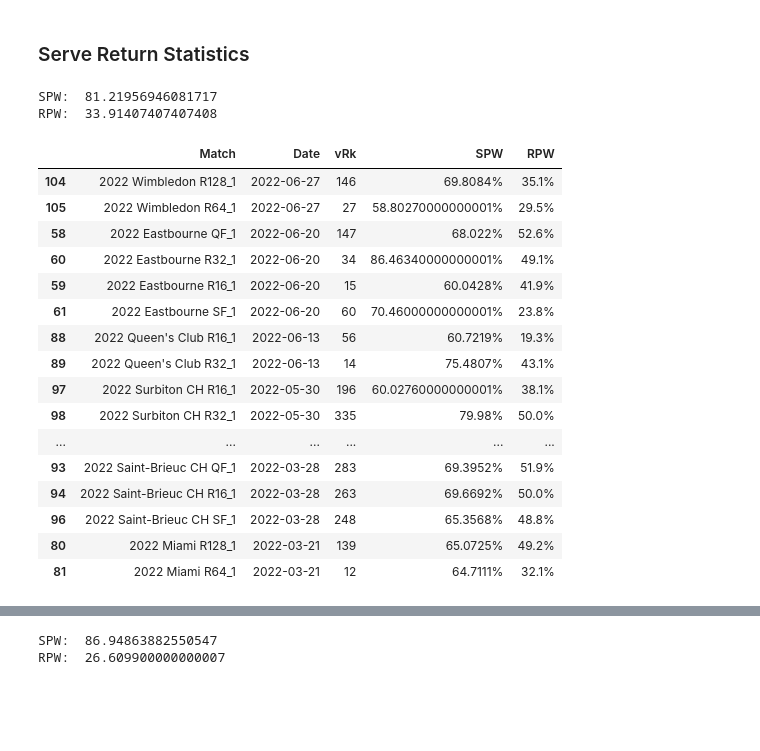
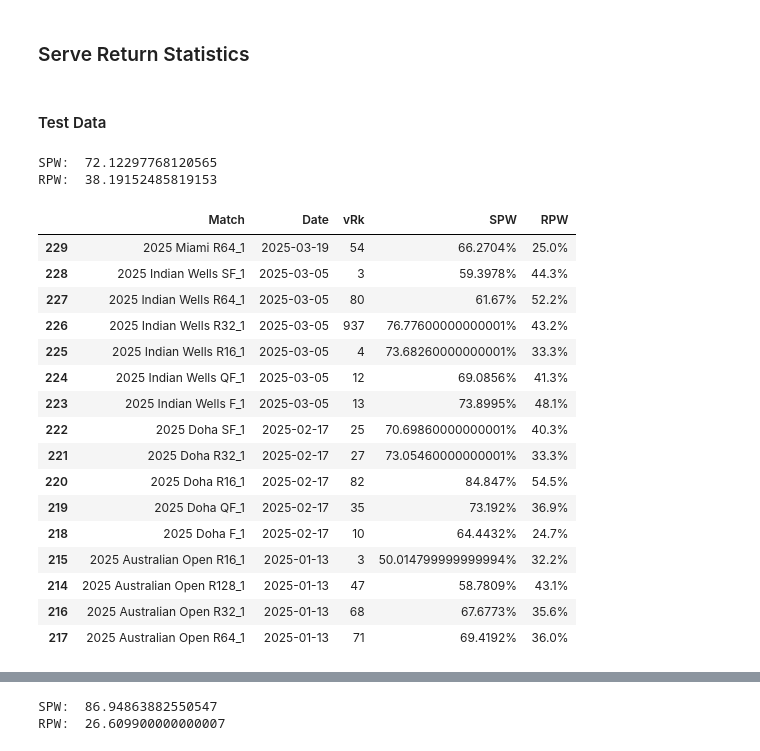
Before and after one commit to ge-a/tennis_model, a Jupyter notebook: experiments.ipynb, the cells around one changed output, grey strips where cells are left out. Cells and saved outputs as stored; diff of their text form; code cells hidden in the pictures; blank space fills up the shorter version.

```diff
--- a/experiments.ipynb
+++ b/experiments.ipynb
@@ -362,6 +362,23 @@ class PlayerDataScraper():
         surface_df = surface_df.dropna()
         surface_df = surface_df.replace(["", " ", None], np.nan)
         return surface_df
+
+    def get_elo_data(self):
+        elo_url = "https://tennisabstract.com/reports/atp_elo_ratings.html"
+        y_elo_url = "https://tennisabstract.com/reports/atp_season_yelo_ratings.html"
+        elo_rows, elo_headers = self.get_url_tables(elo_url)
+        elo_cols = [f"{col}_{i}" if elo_headers.count(col) > 1 else col for i, col in enumerate(elo_headers)]
+        elo_df = pd.DataFrame(elo_rows, columns=elo_cols)
+        elo_df = elo_df.dropna()
+        elo_df = elo_df.replace(["", " ", None], np.nan)
+        y_elo_rows, y_elo_headers = self.get_url_tables(y_elo_url)
+        y_elo_cols = [f"{col}_{i}" if y_elo_headers.count(col) > 1 else col for i, col in enumerate(y_elo_headers)]
+        y_elo_df = pd.DataFrame(y_elo_rows, columns=y_elo_cols)
+        y_elo_df = y_elo_df.dropna()
+        y_elo_df = y_elo_df.replace(["", " ", None], np.nan)
+        elo_df['Player'] = elo_df['Player'].str.replace('\xa0', ' ', regex=False)
+        y_elo_df['Player'] = y_elo_df['Player'].str.replace('\xa0', ' ', regex=False)
+        return elo_df, y_elo_df
 
     def get_table_df(self, table_name: table_options):
         ### Gonna need to edit this so that it gets basic return stats from the recent matches table
@@ -771,8 +790,20 @@ class PlayerServeReturnStats():
         self.recent_results = player_scraper.get_recent_results()
         self.all_results = player_scraper.get_all_results()
         self.num_weeks = num_weeks
-        self.surface_data = player_scraper.get_surface_speed()
+        self.surface_data = player_scraper.get_surface_speed() # This can be pulled from a higher level function
+        self.elo_data, self.y_elo_data = player_scraper.get_elo_data() # This can be pulled from a higher level function
         self.current_tournament = current_tournament
+
+    def get_adjusted_elo(self):
+        combined_elo = pd.merge(
+            self.elo_data[['Elo Rank', 'Player', 'Elo', 'Log diff']],
+            self.y_elo_data[['Rank', 'Player', 'yElo']],
+            on='Player',
+            how='left')
+        combined_elo['Average Elo'] = combined_elo.apply(
+            lambda row: (float(row['Elo']) + float(row['yElo'])) / 2 if pd.notnull(row['yElo']) else row['Elo'],
+            axis=1)
+        return combined_elo
 
     def gather_last_x_weeks(self, num_weeks=-1):
         abbreviated_data = self.recent_results[["Match", "Date", "vRk", "SPW", "RPW"]]
@@ -806,6 +837,7 @@ class PlayerServeReturnStats():
                 surface_speed = surface_speed.iloc[0]
             else:
                 print("No Surface Speed Found for: ", tournament_name)
+                surface_speed = 1 # TODO: get an average surface speed based on surface type
 
             spw_num = float(row["SPW"][:-1])
             rpw_num = float(row["RPW"][:-1])
@@ -817,7 +849,7 @@ class PlayerServeReturnStats():
             abbreviated_data.at[index, "RPW"] = rpw
         return abbreviated_data
 
-    # TODO Add an average based on surface type if the tournament is not found in the surface data
+
     def estimate_spw_rpw(self, match_date=None):
         normalized_data = self.normalize_data(match_date=match_date)
 
@@ -826,37 +858,39 @@ class PlayerServeReturnStats():
 
         current_surface_speed = surface_data.loc[surface_data["Tournament"] == self.current_tournament, "Surface Speed"]
         if current_surface_speed.empty:
-            current_surface_speed = None
+            current_surface_speed = 1 # TODO Add an average based on surface type if the tournament is not found in the surface data
         else:
             current_surface_speed = float(current_surface_speed.iloc[0])
 
-        return spw / current_surface_speed, rpw * current_surface_speed
+        return spw * current_surface_speed, rpw / current_surface_speed
+# %% [markdown]
+#### Test Data
 # %%
-draper_stats = PlayerServeReturnStats("Jack", "Draper", 16, "Indian Wells Masters")
+draper_stats = PlayerServeReturnStats("Jack", "Draper", 16, "Australian Open")
 # %%
 draper_spw, draper_rpw = draper_stats.estimate_spw_rpw()
 print("SPW: ", draper_spw)
 print("RPW: ", draper_rpw)
 # %% [output]
-SPW:  81.21956946081717
-RPW:  33.91407407407408
+SPW:  72.12297768120565
+RPW:  38.19152485819153
 # %%
-draper_stats.gather_from_match_date(pd.to_datetime("2022-06-27"))
+draper_stats.gather_from_match_date(pd.to_datetime("2025-04-01"))
 # %% [output]
 |  | Match | Date | vRk | SPW | RPW |
-| 104 | 2022 Wimbledon R128_1 | 2022-06-27 | 146 | 69.8084% | 35.1% |
-| 105 | 2022 Wimbledon R64_1 | 2022-06-27 | 27 | 58.80270000000001% | 29.5% |
-| 58 | 2022 Eastbourne QF_1 | 2022-06-20 | 147 | 68.022% | 52.6% |
-| 60 | 2022 Eastbourne R32_1 | 2022-06-20 | 34 | 86.46340000000001% | 49.1% |
-| 59 | 2022 Eastbourne R16_1 | 2022-06-20 | 15 | 60.0428% | 41.9% |
-| 61 | 2022 Eastbourne SF_1 | 2022-06-20 | 60 | 70.46000000000001% | 23.8% |
-| 88 | 2022 Queen's Club R16_1 | 2022-06-13 | 56 | 60.7219% | 19.3% |
-| 89 | 2022 Queen's Club R32_1 | 2022-06-13 | 14 | 75.4807% | 43.1% |
-| 97 | 2022 Surbiton CH R16_1 | 2022-05-30 | 196 | 60.02760000000001% | 38.1% |
-| 98 | 2022 Surbiton CH R32_1 | 2022-05-30 | 335 | 79.98% | 50.0% |
-| ... | ... | ... | ... | ... | ... |
-| 93 | 2022 Saint-Brieuc CH QF_1 | 2022-03-28 | 283 | 69.3952% | 51.9% |
-| 94 | 2022 Saint-Brieuc CH R16_1 | 2022-03-28 | 263 | 69.6692% | 50.0% |
-| 96 | 2022 Saint-Brieuc CH SF_1 | 2022-03-28 | 248 | 65.3568% | 48.8% |
-| 80 | 2022 Miami R128_1 | 2022-03-21 | 139 | 65.0725% | 49.2% |
-| 81 | 2022 Miami R64_1 | 2022-03-21 | 12 | 64.7111% | 32.1% |
+| 229 | 2025 Miami R64_1 | 2025-03-19 | 54 | 66.2704% | 25.0% |
+| 228 | 2025 Indian Wells SF_1 | 2025-03-05 | 3 | 59.3978% | 44.3% |
+| 227 | 2025 Indian Wells R64_1 | 2025-03-05 | 80 | 61.67% | 52.2% |
+| 226 | 2025 Indian Wells R32_1 | 2025-03-05 | 937 | 76.77600000000001% | 43.2% |
+| 225 | 2025 Indian Wells R16_1 | 2025-03-05 | 4 | 73.68260000000001% | 33.3% |
+| 224 | 2025 Indian Wells QF_1 | 2025-03-05 | 12 | 69.0856% | 41.3% |
+| 223 | 2025 Indian Wells F_1 | 2025-03-05 | 13 | 73.8995% | 48.1% |
+| 222 | 2025 Doha SF_1 | 2025-02-17 | 25 | 70.69860000000001% | 40.3% |
+| 221 | 2025 Doha R32_1 | 2025-02-17 | 27 | 73.05460000000001% | 33.3% |
+| 220 | 2025 Doha R16_1 | 2025-02-17 | 82 | 84.847% | 54.5% |
+| 219 | 2025 Doha QF_1 | 2025-02-17 | 35 | 73.192% | 36.9% |
+| 218 | 2025 Doha F_1 | 2025-02-17 | 10 | 64.4432% | 24.7% |
+| 215 | 2025 Australian Open R16_1 | 2025-01-13 | 3 | 50.014799999999994% | 32.2% |
+| 214 | 2025 Australian Open R128_1 | 2025-01-13 | 47 | 58.7809% | 43.1% |
+| 216 | 2025 Australian Open R32_1 | 2025-01-13 | 68 | 67.6773% | 35.6% |
+| 217 | 2025 Australian Open R64_1 | 2025-01-13 | 71 | 69.4192% | 36.0% |
```
Also changed, not shown: parts of 6 cells of this notebook.
